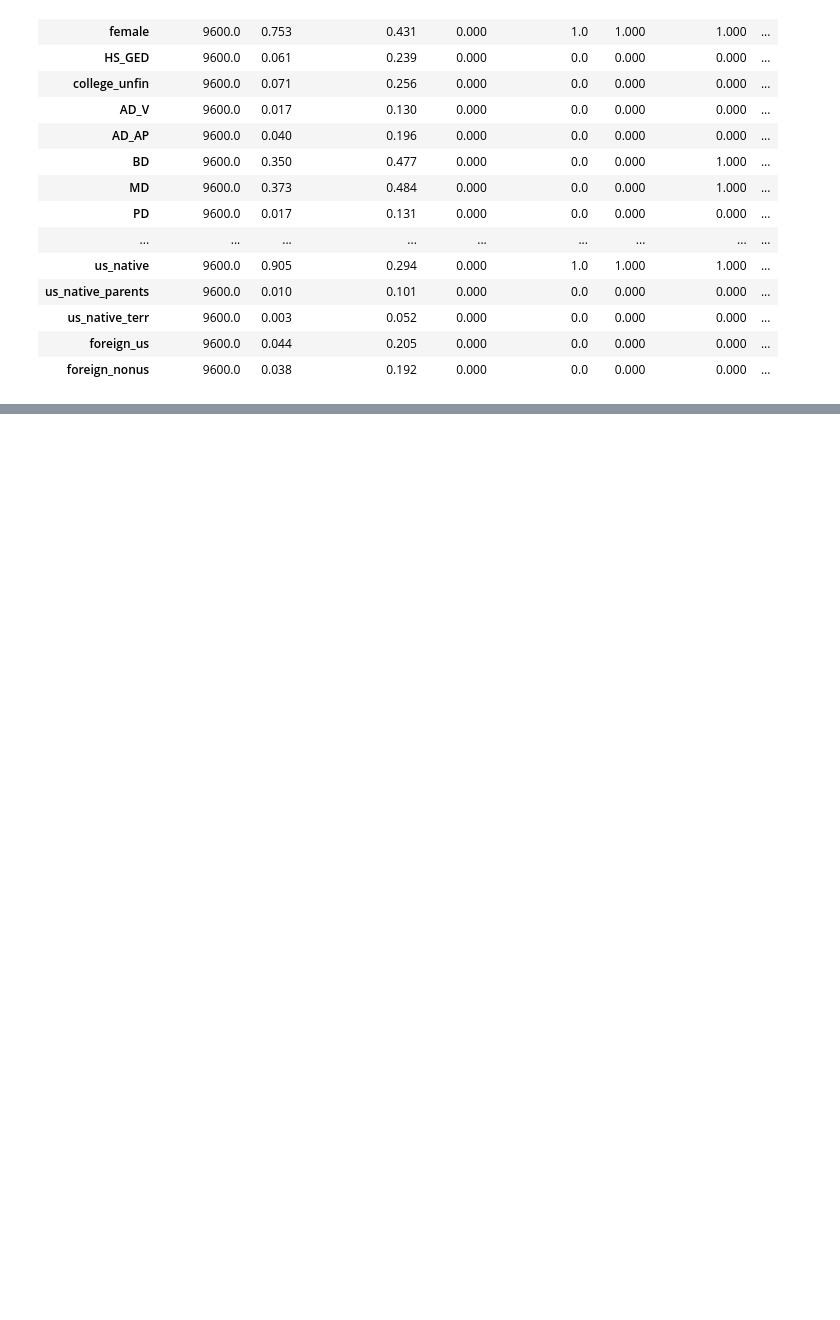
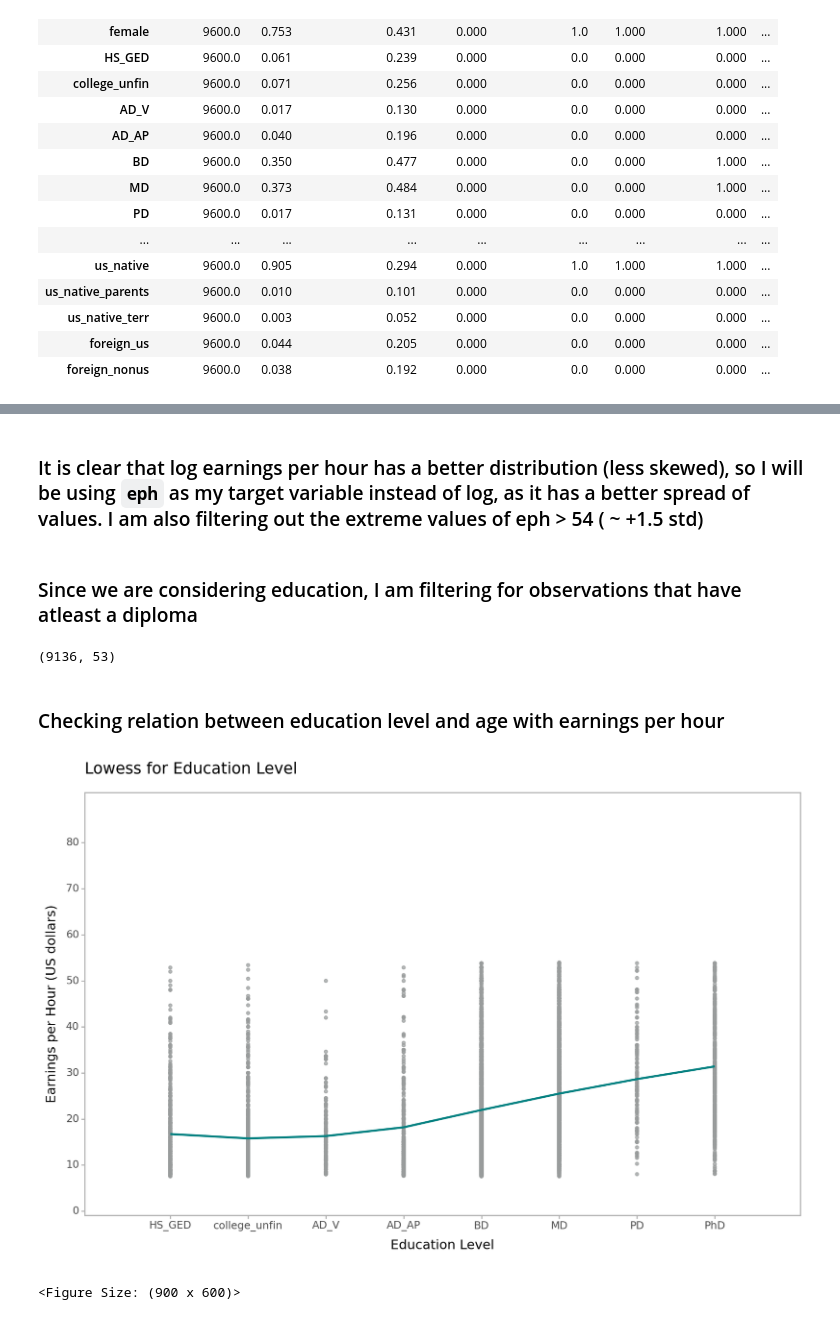
Before and after one commit to arbash-malik/DA3, a Jupyter notebook: Assignment Code.ipynb, the cells around one changed output, grey strips where cells are left out. Cells and saved outputs as stored; diff of their text form; code cells hidden in the pictures; blank space fills up the shorter version.

```diff
--- a/Assignment Code.ipynb
+++ b/Assignment Code.ipynb
@@ -376,0 +439,28 @@ summary
+# %% [markdown]
+### It is clear that log earnings per hour has a better distribution (less skewed), so I will be using `eph` as my target variable instead of log, as it has a better spread of values. I am also filtering out the extreme values of eph > 54 ( ~ +1.5 std)
+# %% [markdown]
+### Since we are considering education, I am filtering for observations that have atleast a diploma
+# %%
+df = df.loc[(df['grade92'] >= 39)] # Filtering for above 39 education level
+df = df.loc[(df['eph'] <=54 )] # Filtering out extreme eph values
+df.shape
+# %% [output]
+(9136, 53)
+# %% [markdown]
+### Checking relation between education level and age with earnings per hour
+# %%
+ggplot(df, aes(x="grade92", y="eph"))\
++ geom_point(size=1, alpha=0.7, show_legend=False, na_rm=True, fill='#999C9C', color='#999C9C')\
++ geom_smooth(method="loess", color='#008080' ,se=False, size=1, span=1) \
++ labs(x="Education Level", y="Earnings per Hour (US dollars)", title = 'Lowess for Education Level')\
++ theme_light() \
++ scale_y_continuous(expand=(0.01, 0.01), limits=(0, 90), breaks=np.arange(0, 90, 10))\
++ scale_x_continuous(expand=(0.01, 0.01), limits=(38, 47), breaks=np.arange(39, 47, 1),
+                    labels=['HS_GED','college_unfin','AD_V', 'AD_AP', 'BD', 'MD', 'PD', 'PhD'])\
++ theme(panel_grid_major=element_blank(), panel_grid_minor=element_blank())\
++ theme(figure_size=(9, 6))
+
+# Positive relationship
+# %% [output]
+[figure, added]
+<Figure Size: (900 x 600)>
```
Also changed, not shown: parts of 6 cells of this notebook.
